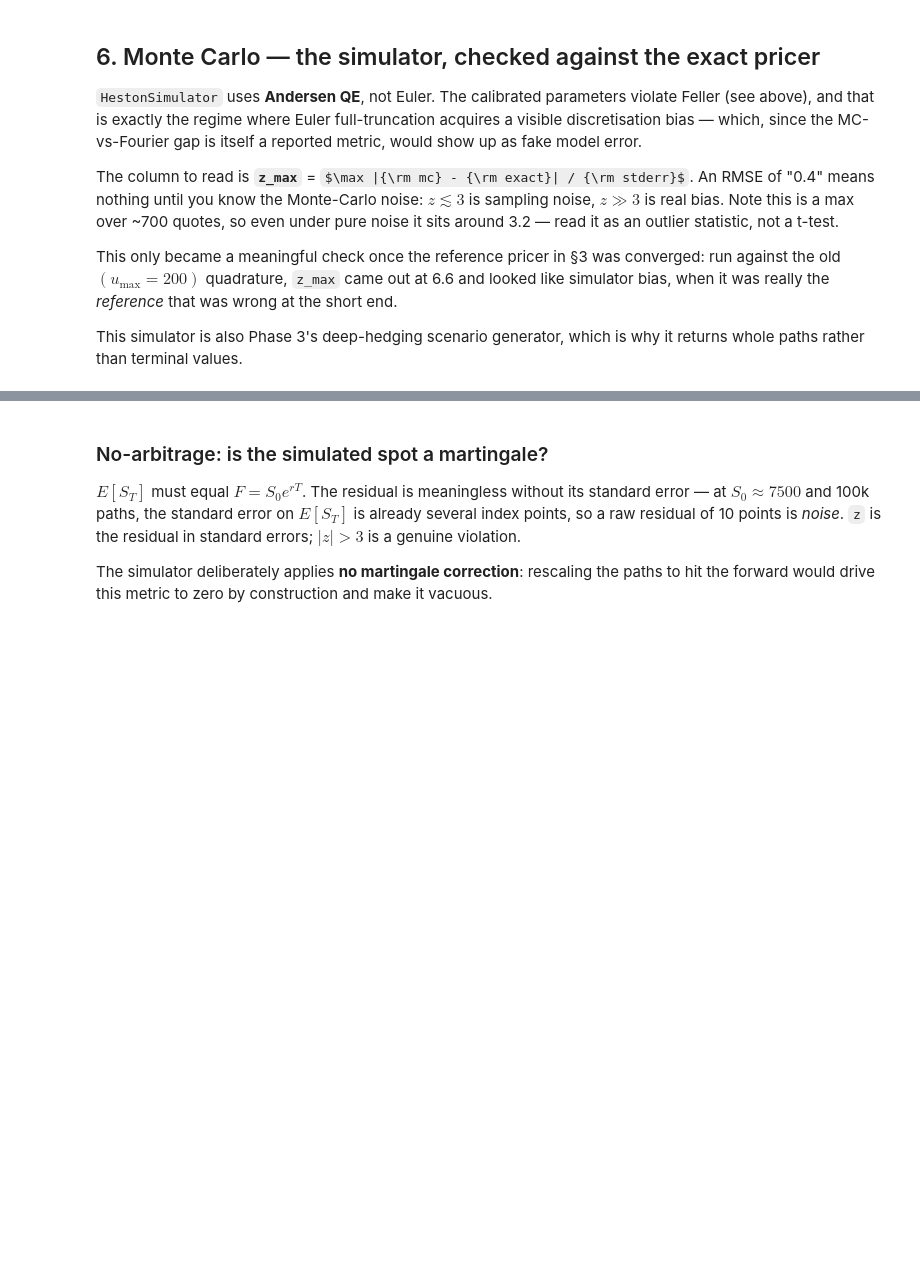
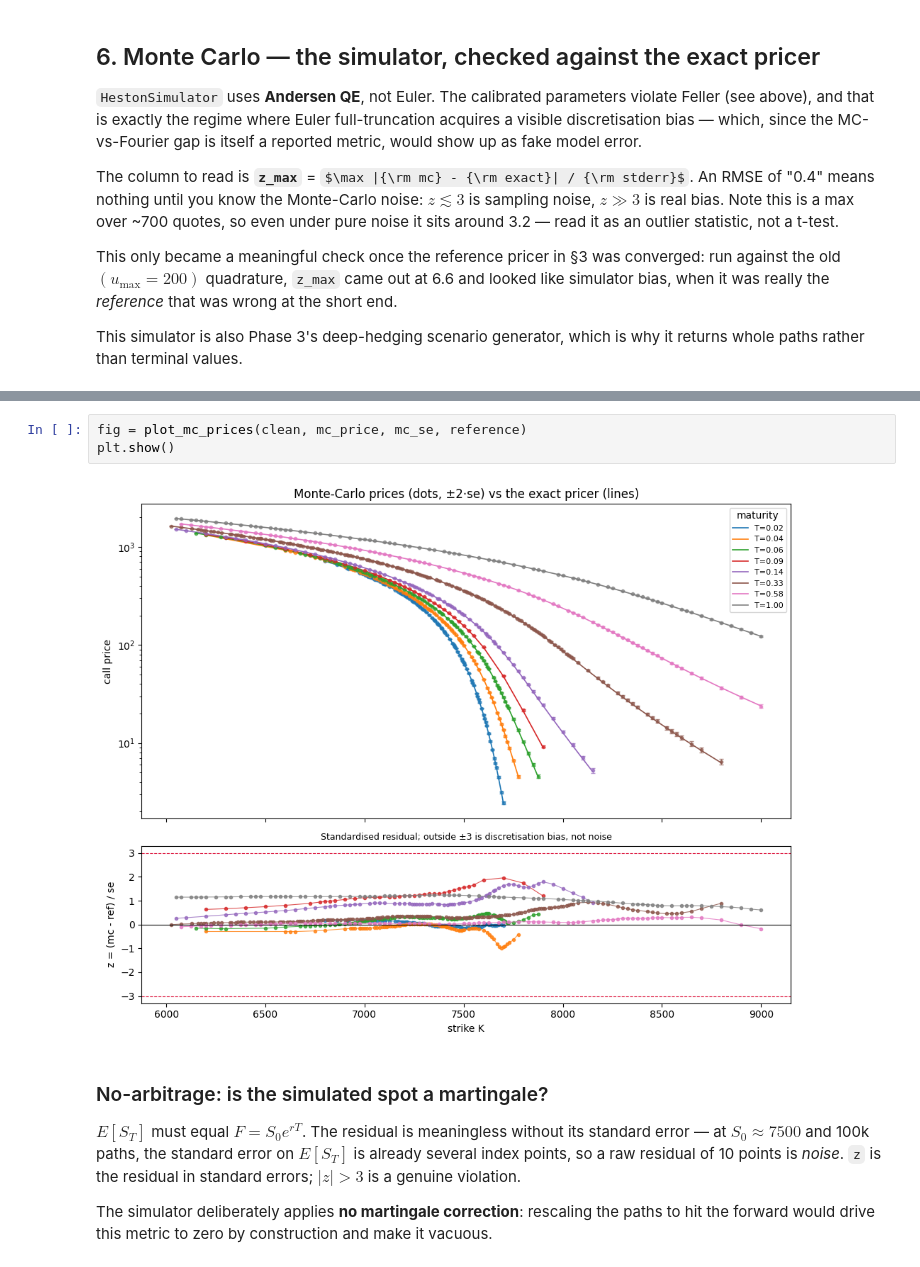
Before and after one commit to DmiMakarov/QuantFlow, a Jupyter notebook: notebooks/01_heston_mcmc.ipynb, the cells around one changed output, grey strips where cells are left out. Saved outputs shown, nothing was run; the diff lists cells and outputs as text; some formulas as TeX source; blank space fills up the shorter version.

Commit message:
[FEATURE] Add plots

```diff
--- a/notebooks/01_heston_mcmc.ipynb
+++ b/notebooks/01_heston_mcmc.ipynb
@@ -310,3 +323,8 @@ z_max          : 1.90   (sampling noise)
+# %%
+fig = plot_mc_prices(clean, mc_price, mc_se, reference)
+plt.show()
+# %% [output]
+[figure, added]
 # %% [markdown]
 ### No-arbitrage: is the simulated spot a martingale?
 
```
Also changed, not shown: parts of 17 cells of this notebook, 4 other files.
